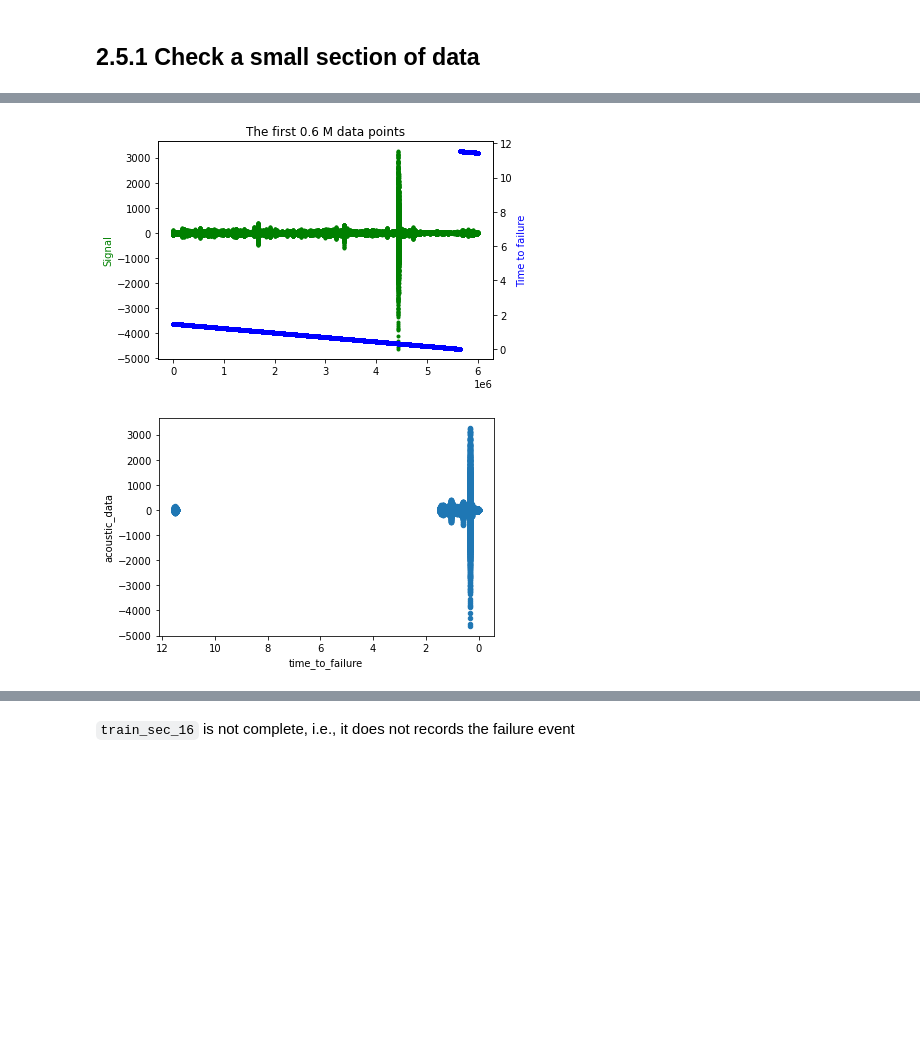
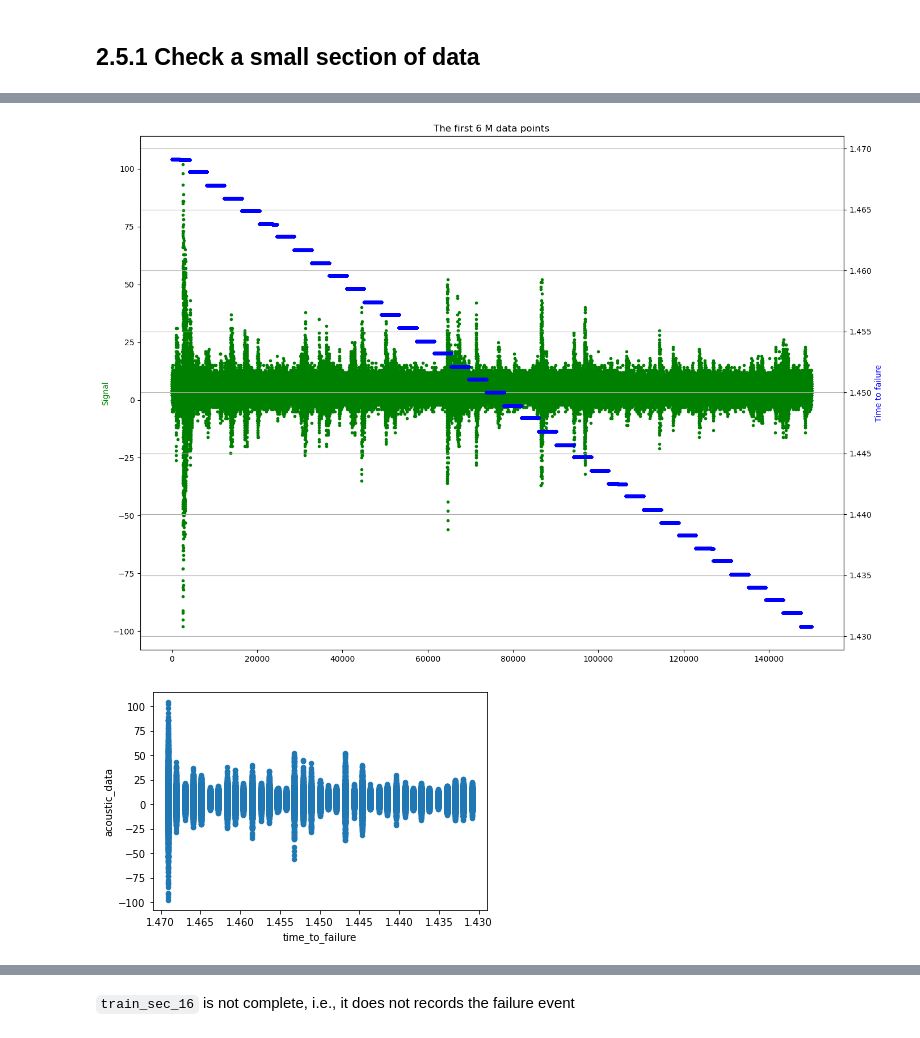
Before and after one commit to qq7933086/Laboratory_earthquake_time_prediction, a Jupyter notebook: Notebooks/02_data_wrangling.ipynb, the cells around one changed output, grey strips where cells are left out. Saved outputs shown, nothing was run; the diff lists cells and outputs as text; code cells hidden in the pictures; blank space fills up the shorter version.

```diff
--- a/Notebooks/02_data_wrangling.ipynb
+++ b/Notebooks/02_data_wrangling.ipynb
@@ -36,7 +39,8 @@ There are some fundamental questions to resolve in this notebook before you move
 # %%
 filename = 'D:/DataScience/rawdata/2ndCapstone/train.csv'
 # %%
-df_tr_sec =  pd.read_csv(filename,nrows = 6e6)
+# df_tr_sec =  pd.read_csv(filename,nrows = 6e6)
+df_tr_sec =  pd.read_csv(filename,nrows = 150000)
 # %%
 df_tr_sec.info()
 # %% [output]
@@ -73,20 +77,20 @@ df_tr_sec.head()
 # %%
-fig, ax1 = plt.subplots()
-fig.figsize = (16,9)
+fig, ax1 = plt.subplots(1,1,figsize=(16, 12), dpi=100 )
 ax2 = ax1.twinx()
 ax1.plot(df_tr_sec['acoustic_data'], 'g.')
 ax2.plot(df_tr_sec['time_to_failure'], 'b.')
 
 
 ax1.set_ylabel('Signal', color='g')
 ax2.set_ylabel('Time to failure', color='b')
-plt.title('The first 0.6 M data points');
+ax2.grid()
+plt.title('The first 6 M data points');
 # %% [output]
-[figure, old version]
+[figure, new version]
 # %%
 df_tr_sec.plot('time_to_failure','acoustic_data',kind = 'scatter')
 plt.gca().invert_xaxis()
 # %% [output]
-[figure, old version]
+[figure, new version]
 # %%
 time2fail_np = df_tr_sec['time_to_failure'].to_numpy()
```
Also changed, not shown: parts of 41 cells of this notebook.
